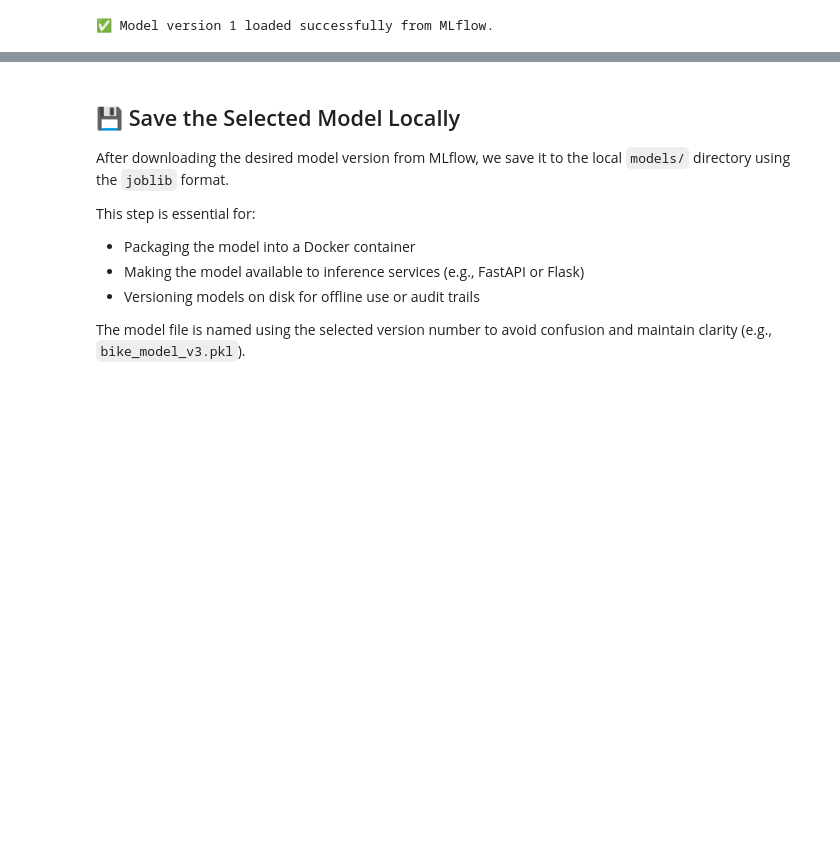
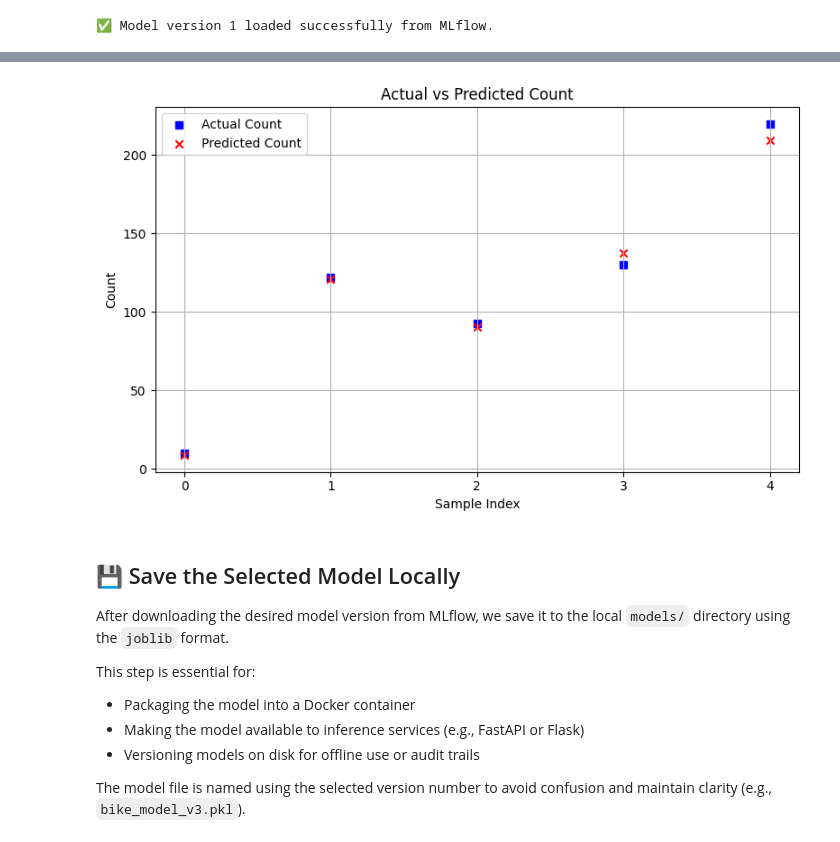
Before and after one commit to MohammadB88/MLOps-Workshop-Exercises, a Jupyter notebook: workshop_materials/bike_demand_forecasting/03_model_deployment.ipynb, the cells around one changed output, grey strips where cells are left out. Cells and saved outputs as stored; diff of their text form; code cells hidden in the pictures; blank space fills up the shorter version.

```diff
--- a/workshop_materials/bike_demand_forecasting/03_model_deployment.ipynb
+++ b/workshop_materials/bike_demand_forecasting/03_model_deployment.ipynb
@@ -66,0 +159,10 @@ Enter the version number you want to download:  1
+# %%
+# We define the sample inputs using the same numerical and categorical features
+# used for model training
+numerical_features=['temp', 'atemp', 'humidity', 'windspeed', 'hour', 'weekday']
+categorical_features=['season', 'holiday', 'workingday']
+
+sample_X_input = sample_input[numerical_features + categorical_features]
+sample_y_input = sample_input["count"]
+
+sample_X_input.head()
@@ -66,0 +176,6 @@ Enter the version number you want to download:  1
+# %%
+# Prepare the inference Requests
+inference_request = {
+    "dataframe_split":
+        sample_X_input.to_dict(orient ='split')
+}
@@ -67,3 +232,28 @@ Enter the version number you want to download:  1
+# %%
+import matplotlib.pyplot as plt
+import numpy as np
+
+# Number of samples
+x = np.arange(len(model_output))
+
+plt.figure(figsize=(8, 5))
+
+# Plot actual values as squares
+plt.scatter(x, model_output['Actual  Count'], label='Actual Count', marker='s', color='blue')
+
+# Plot predicted values as crosses
+plt.scatter(x, model_output['Predicted Count'], label='Predicted Count', marker='x', color='red')
+
+plt.xlabel("Sample Index")
+plt.ylabel("Count")
+plt.title("Actual vs Predicted Count")
+plt.xticks(x)  # Show sample indices clearly
+plt.legend()
+plt.grid(True)
+plt.tight_layout()
+plt.show()
+# %% [output]
+[figure, added]
 # %% [markdown]
 ## 💾 Save the Selected Model Locally
 
```
Also changed, not shown: parts of 11 cells of this notebook, 1 other file.
